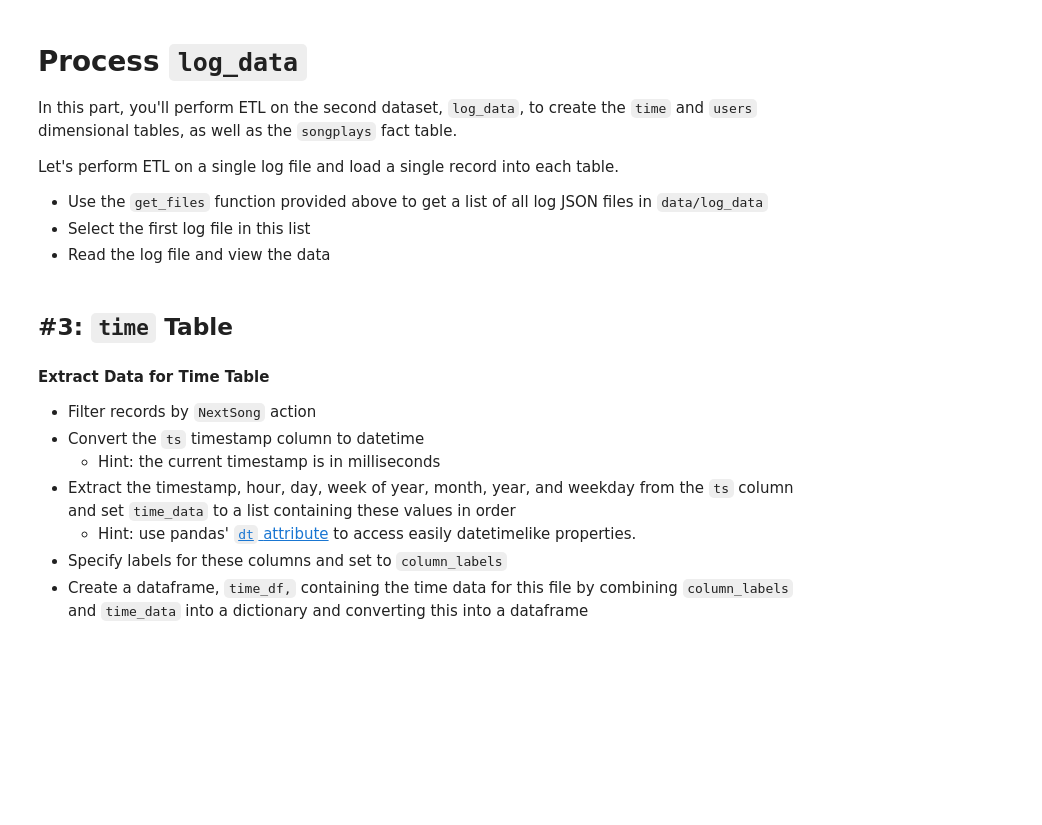
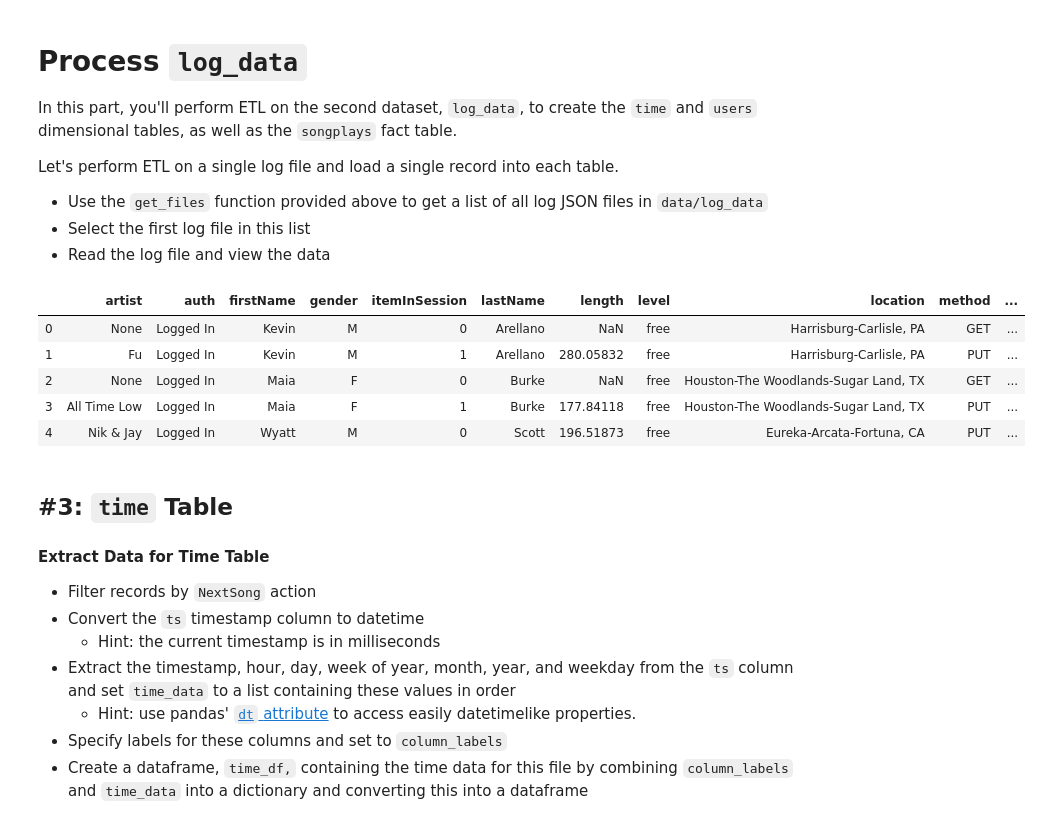
Before and after one commit to viniciusarre/sparkify-rdbms, a Jupyter notebook: etl.ipynb, the cells around one changed output. Saved outputs shown, nothing was run; the diff lists cells and outputs as text; code cells hidden in the pictures; blank space fills up the shorter version.

```diff
--- a/etl.ipynb
+++ b/etl.ipynb
@@ -123,8 +102,17 @@ log_files =
+# %%
+log_files = get_files('./data/log_data/')
 # %%
-filepath =
+filepath = log_files[10]
 # %%
-df =
+df = pd.read_json(filepath, orient='records', lines=True)
 df.head()
+# %% [output]
+|  | artist | auth | firstName | gender | itemInSession | lastName | length | level | location | method | ... |
+| 0 | None | Logged In | Kevin | M | 0 | Arellano | NaN | free | Harrisburg-Carlisle, PA | GET | ... |
+| 1 | Fu | Logged In | Kevin | M | 1 | Arellano | 280.05832 | free | Harrisburg-Carlisle, PA | PUT | ... |
+| 2 | None | Logged In | Maia | F | 0 | Burke | NaN | free | Houston-The Woodlands-Sugar Land, TX | GET | ... |
+| 3 | All Time Low | Logged In | Maia | F | 1 | Burke | 177.84118 | free | Houston-The Woodlands-Sugar Land, TX | PUT | ... |
+| 4 | Nik & Jay | Logged In | Wyatt | M | 0 | Scott | 196.51873 | free | Eureka-Arcata-Fortuna, CA | PUT | ... |
 # %% [markdown]
 ## #3: `time` Table
 #### Extract Data for Time Table
```
Also changed, not shown: parts of 14 cells of this notebook, 1 other file.
